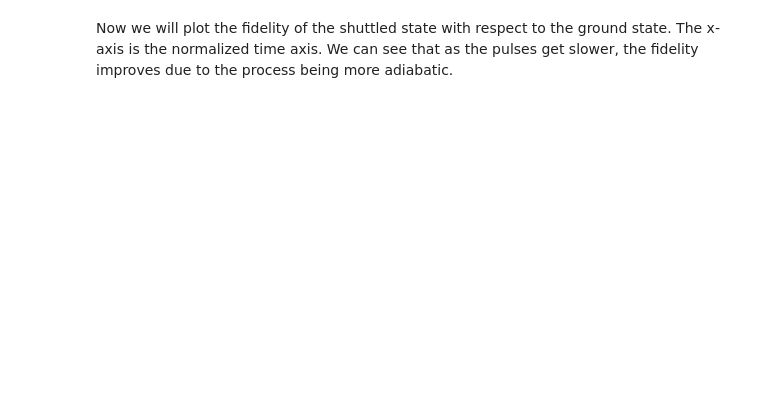
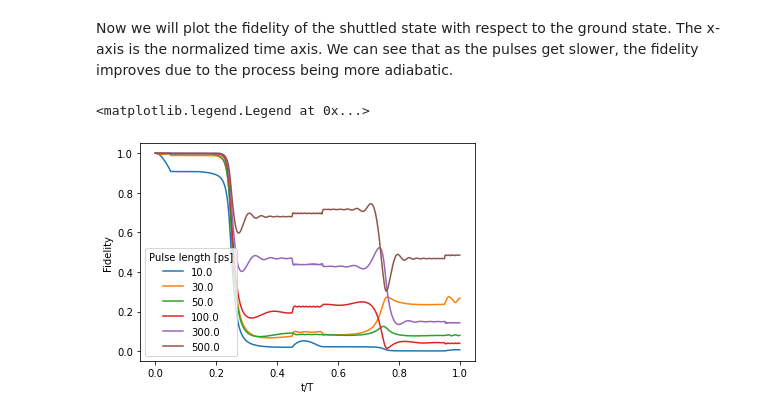
Before and after one commit to gharib85/QuDiPy, a Jupyter notebook: tutorials/Electron Shuttling.ipynb, the cells around one changed output. Cells and saved outputs as stored; diff of their text form; code cells hidden in the pictures; blank space fills up the shorter version.

```diff
--- a/tutorials/Electron Shuttling.ipynb
+++ b/tutorials/Electron Shuttling.ipynb
@@ -189,12 +221,15 @@ Now we will plot the fidelity of the shuttled state with respect to the ground s
 # %%
 import pandas as pd
 import matplotlib.pyplot as plt
 %matplotlib inline
 
 df = pd.read_csv("adiab_data.csv")
 grpd = df.groupby(['Pulse length'])['Fidelity-0']
 fig, ax = plt.subplots(1,1)
 for p_length, data in grpd:
-    plt.plot(np.linspace(0,1,data.values.size),data.values, label=np.round(p_length,decimals=11))
+    plt.plot(np.linspace(0,1,data.values.size),data.values, label=np.round(p_length/1E-12,decimals=11))
 ax.set(xlabel='t/T',ylabel='Fidelity')
-plt.legend()
+plt.legend(title='Pulse length [ps]')
+# %% [output]
+<matplotlib.legend.Legend at 0x...>
+[figure, added]
```
Also changed, not shown: parts of 11 cells of this notebook.
